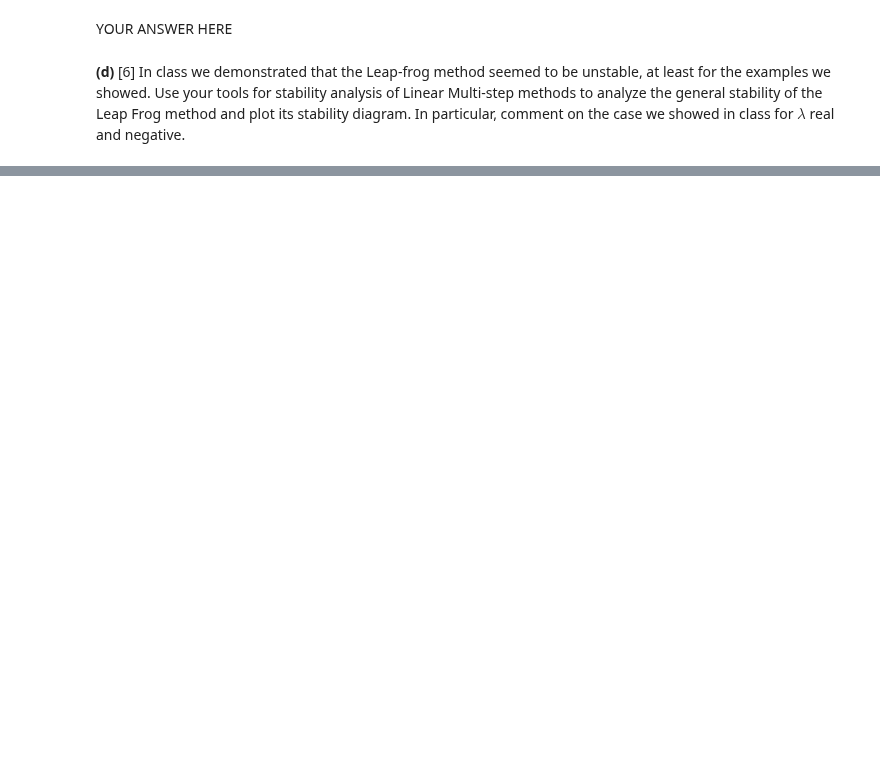
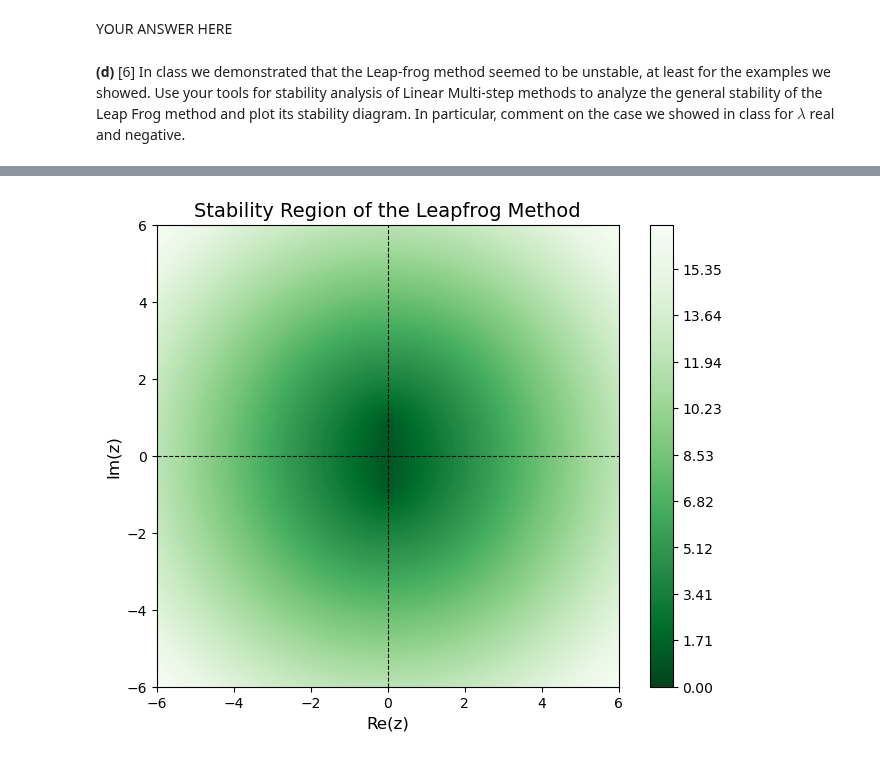
Before and after one commit to ArminNouri/intro-numerical-methods, a Jupyter notebook: hw5/HW5_ODE.ipynb, the cells around one changed output, grey strips where cells are left out. Drawn from its saved outputs; the diff is of its cells as text; code cells hidden in the pictures; blank space fills up the shorter version.

```diff
--- a/hw5/HW5_ODE.ipynb
+++ b/hw5/HW5_ODE.ipynb
@@ -804,0 +980,53 @@ raise NotImplementedError()
+# %%
+# Define the stability polynomial for the Leapfrog method
+def leapfrog_stability_poly(z):
+    """Returns the coefficients of the Leapfrog stability polynomial."""
+    return [1, -2 * z, -1]
+
+# Set up the grid for plotting the stability region
+x = numpy.linspace(-6, 6, 300)
+y = numpy.linspace(-6, 6, 300)
+
+# Define a function to calculate the max |xi| from the roots of the stability polynomial
+def leapfrog_stability(z):
+    roots = numpy.roots(leapfrog_stability_poly(z))
+    return max(numpy.abs(roots))
+
+# Plot stability regions
+fig, ax = plt.subplots(figsize=(8, 6))
+
+X, Y = numpy.meshgrid(x, y)
+Z = X + 1j * Y
+
+# Compute the stability metric (max |xi|) for each point in the complex plane
+stability_values = numpy.empty(Z.shape)
+for i in range(Z.shape[0]):
+    for j in range(Z.shape[1]):
+        stability_values[i, j] = leapfrog_stability(Z[i, j])
+
+# Dynamically adjust the contour level
+min_val, max_val = numpy.min(stability_values), numpy.max(stability_values)
+contour_level = 1.0 if min_val <= 1.0 <= max_val else None
+
+# Plot the stability region
+stability_plot = ax.contourf(X, Y, stability_values, levels=numpy.linspace(0, max(2, max_val), 200), cmap="Greens_r")
+
+# Plot the stability contour only if the contour level exists
+if contour_level:
+    contour = ax.contour(X, Y, stability_values, levels=[contour_level], colors="purple", linewidths=2)
+
+fig.colorbar(stability_plot, ax=ax)
+
+# Add dashed lines for axes
+ax.axhline(0, color="k", linestyle="--", linewidth=0.8)
+ax.axvline(0, color="k", linestyle="--", linewidth=0.8)
+
+# Label the plot
+ax.set_title("Stability Region of the Leapfrog Method", fontsize=14)
+ax.set_xlabel("Re(z)", fontsize=12)
+ax.set_ylabel("Im(z)", fontsize=12)
+ax.set_aspect("equal")
+
+plt.show()
+# %% [output]
+[figure, added]
```
Also changed, not shown: parts of 9 cells of this notebook.
